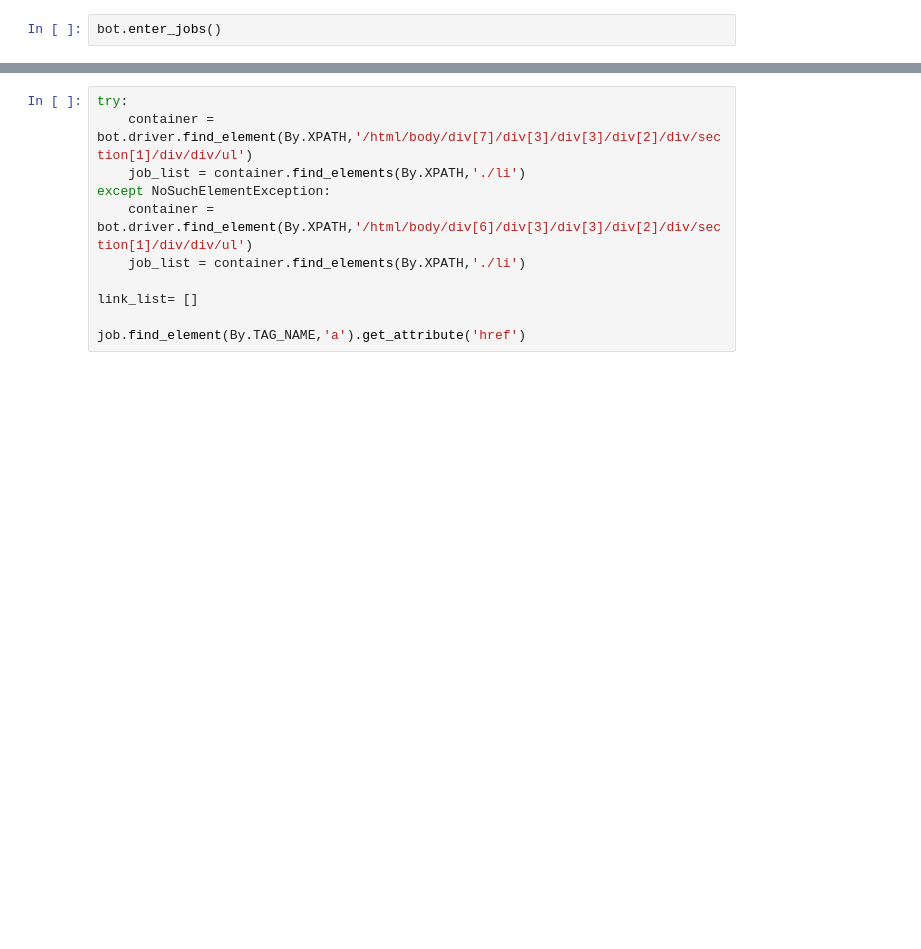
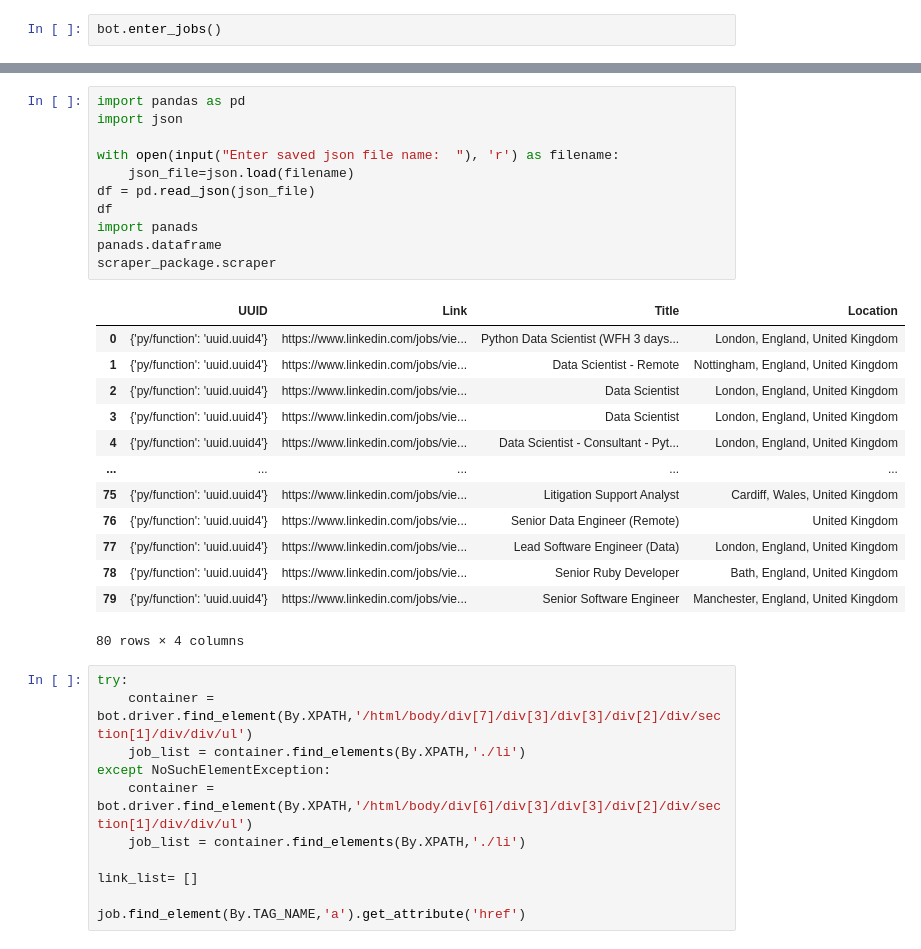
Before and after one commit to NYousuf99/Web-Scraping-Data-Pipeline, a Jupyter notebook: scaper_nb.ipynb, the cells around one changed output, grey strips where cells are left out. Drawn from its saved outputs; the diff is of its cells as text; blank space fills up the shorter version.

```diff
--- a/scaper_nb.ipynb
+++ b/scaper_nb.ipynb
@@ -179,3 +170,28 @@ pd.DataFrame(job_dict)
+# %%
+import pandas as pd
+import json
+
+with open(input("Enter saved json file name:  "), 'r') as filename:
+    json_file=json.load(filename)
+df = pd.read_json(json_file)
+df
+import panads
+panads.dataframe
+scraper_package.scraper
+# %% [output]
+|  | UUID | Link | Title | Location |
+| 0 | {'py/function': 'uuid.uuid4'} | https://www.linkedin.com/jobs/vie... | Python Data Scientist (WFH 3 days... | London, England, United Kingdom |
+| 1 | {'py/function': 'uuid.uuid4'} | https://www.linkedin.com/jobs/vie... | Data Scientist - Remote | Nottingham, England, United Kingdom |
+| 2 | {'py/function': 'uuid.uuid4'} | https://www.linkedin.com/jobs/vie... | Data Scientist | London, England, United Kingdom |
+| 3 | {'py/function': 'uuid.uuid4'} | https://www.linkedin.com/jobs/vie... | Data Scientist | London, England, United Kingdom |
+| 4 | {'py/function': 'uuid.uuid4'} | https://www.linkedin.com/jobs/vie... | Data Scientist - Consultant - Pyt... | London, England, United Kingdom |
+| ... | ... | ... | ... | ... |
+| 75 | {'py/function': 'uuid.uuid4'} | https://www.linkedin.com/jobs/vie... | Litigation Support Analyst | Cardiff, Wales, United Kingdom |
+| 76 | {'py/function': 'uuid.uuid4'} | https://www.linkedin.com/jobs/vie... | Senior Data Engineer (Remote) | United Kingdom |
+| 77 | {'py/function': 'uuid.uuid4'} | https://www.linkedin.com/jobs/vie... | Lead Software Engineer (Data) | London, England, United Kingdom |
+| 78 | {'py/function': 'uuid.uuid4'} | https://www.linkedin.com/jobs/vie... | Senior Ruby Developer | Bath, England, United Kingdom |
+| 79 | {'py/function': 'uuid.uuid4'} | https://www.linkedin.com/jobs/vie... | Senior Software Engineer | Manchester, England, United Kingdom |
+80 rows × 4 columns
 # %%
 try:
     container = bot.driver.find_element(By.XPATH,'/html/body/div[7]/div[3]/div[3]/div[2]/div/section[1]/div/div/ul')
```
Also changed, not shown: parts of 10 cells of this notebook, 11 other files.
